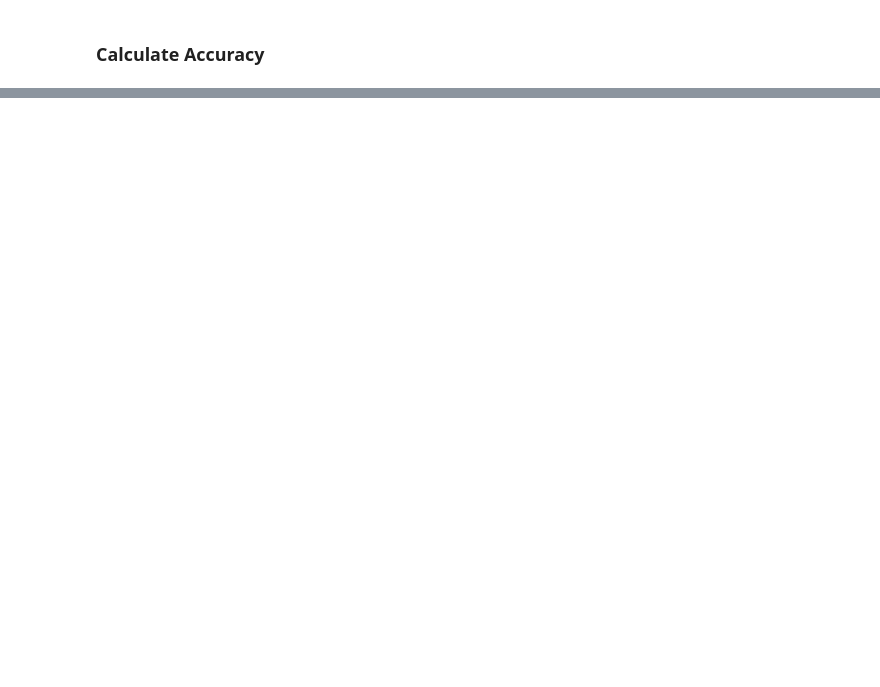
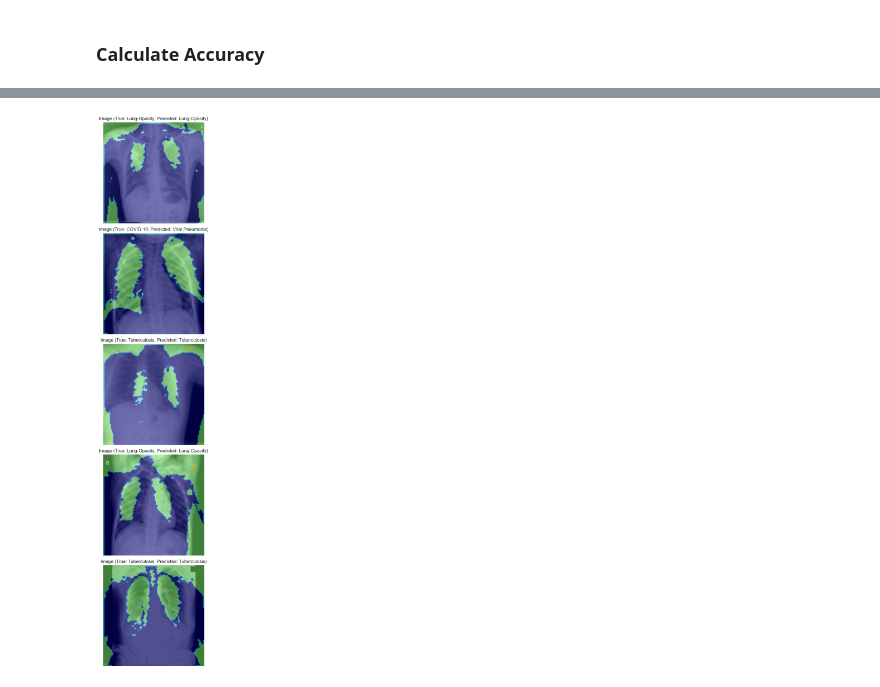
Before and after one commit to Fabianofski/medical-chest-xray, a Jupyter notebook: medical.ipynb, the cells around one changed output, grey strips where cells are left out. Cells and saved outputs as stored; diff of their text form; code cells hidden in the pictures; blank space fills up the shorter version.

```diff
--- a/medical.ipynb
+++ b/medical.ipynb
@@ -232,0 +302,37 @@ torch.save(model.state_dict(), 'xray_v1.pth')
+# %%
+from skimage.transform import resize
+import matplotlib.pyplot as plt
+import numpy as np
+import skimage
+
+def overlay_attention(image, attention_mask, threshold=0.5, alpha=0.5, cmap='jet'):
+    attention_mask_thresholded = np.where(attention_mask > threshold, attention_mask, 0)
+    attention_mask_resized = resize(attention_mask_thresholded, image.shape[:2])
+
+    image_rgb = plt.cm.gray(image)[:, :, :3]  # Keep only the first 3 channels
+    color_map = plt.get_cmap(cmap)(attention_mask_resized)[:, :, :3]  # Keep only the first 3 channels
+    blended_image = (1 - alpha) * image_rgb + alpha * color_map
+
+    return blended_image
+
+
+def render_predictions(images, attention_masks, true_labels, predicted_labels, label_mapping):
+    num_samples = min(5, len(images))
+    fig, axes = plt.subplots(num_samples, 1, figsize=(6, 4*num_samples))
+
+    for i in range(num_samples):
+        image = images[i].squeeze()
+        attention_mask = attention_masks[i].squeeze()
+
+        blended_image = overlay_attention(image, attention_mask)
+
+        axes[i].imshow(blended_image)
+        axes[i].set_title(f'Image (True: {label_mapping[true_labels[i]]}, Predicted: {label_mapping[predicted_labels[i]]})')
+        axes[i].axis('off')
+
+    plt.tight_layout()
+    plt.show()
+
+render_predictions(images, attention_masks, true_labels, predicted_labels, label_mapping)
+# %% [output]
+[figure, added]
```
Also changed, not shown: parts of 13 cells of this notebook.
